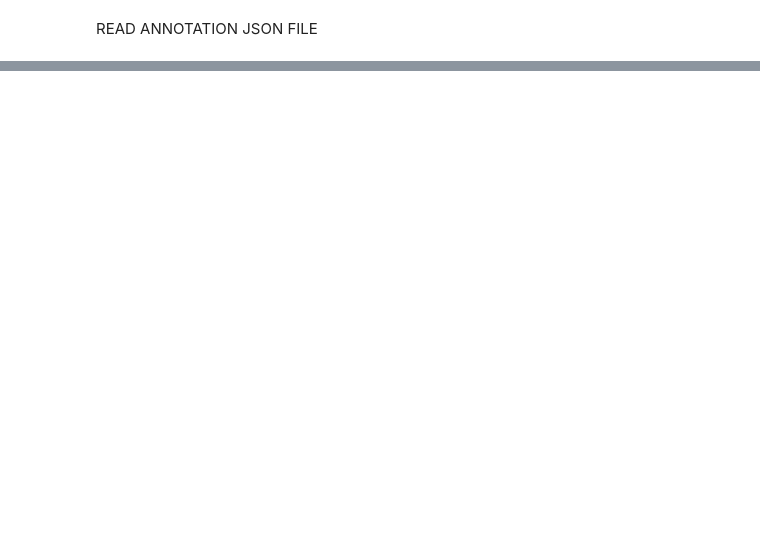
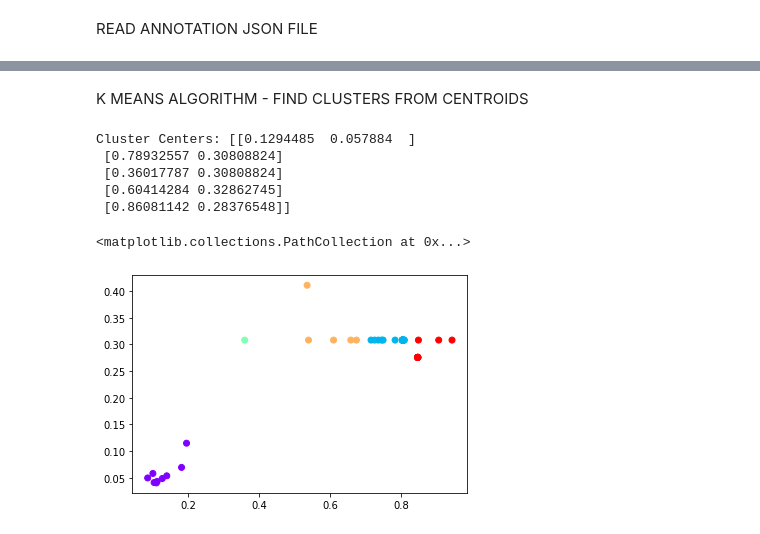
Before and after one commit to gbrao018/eva4, a Jupyter notebook: S12/S12_BoundingBox_Annotations.ipynb, the cells around one changed output, grey strips where cells are left out. Drawn from its saved outputs; the diff is of its cells as text; code cells hidden in the pictures; blank space fills up the shorter version.

```diff
--- a/S12/S12_BoundingBox_Annotations.ipynb
+++ b/S12/S12_BoundingBox_Annotations.ipynb
@@ -114,0 +129,25 @@ for idx in range(50):
+# %% [markdown]
+K MEANS ALGORITHM - FIND CLUSTERS FROM CENTROIDS
+# %%
+import pandas as pd
+
+df = pd.DataFrame({
+    'x': nc_x_bbox,
+    'y': nc_y_bbox
+})
+
+from sklearn.cluster import KMeans
+
+kmeans = KMeans(n_clusters=5)
+kmeans.fit(df)
+print("Cluster Centers:",kmeans.cluster_centers_)
+
+plt.scatter(nc_x_bbox,nc_y_bbox, c=kmeans.labels_, cmap='rainbow')
+# %% [output]
+Cluster Centers: [[0.1294485  0.057884  ]
+ [0.78932557 0.30808824]
+ [0.36017787 0.30808824]
+ [0.60414284 0.32862745]
+ [0.86081142 0.28376548]]
+<matplotlib.collections.PathCollection at 0x...>
+[figure, added]
```
Also changed, not shown: parts of 4 cells of this notebook.
